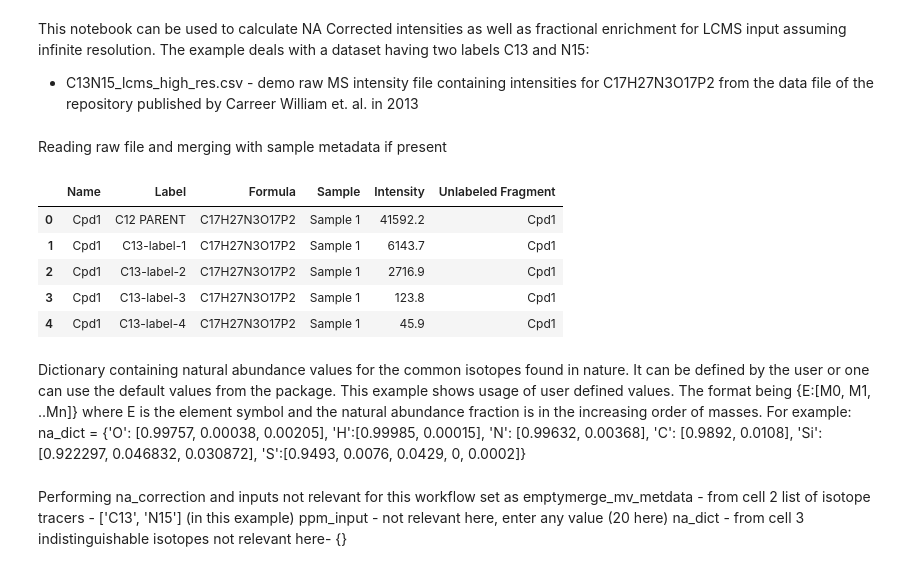
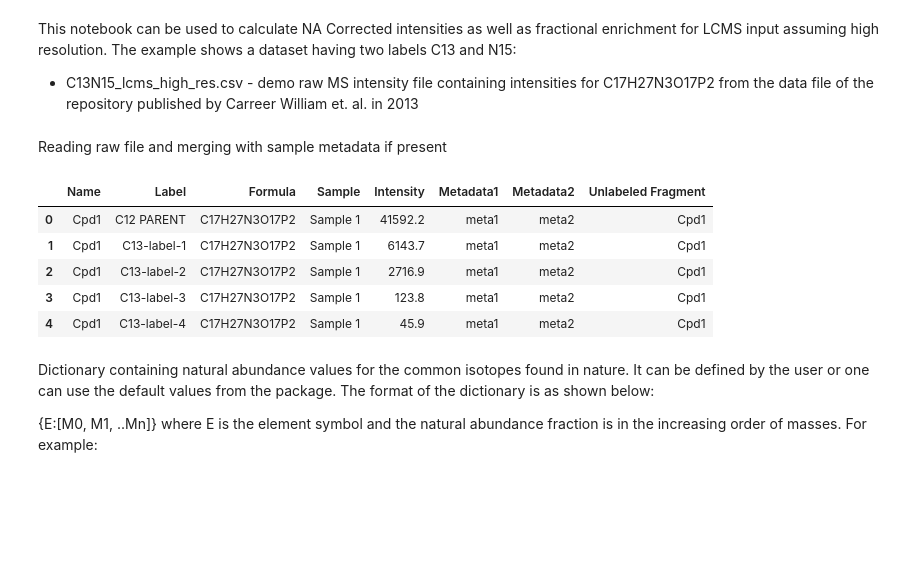
Before and after one commit to ElucidataInc/NA_Correction, a Jupyter notebook: Demo/N2-LCMS Workflow with C13 and N15 label.ipynb, the cells around one changed output. Cells and saved outputs as stored; diff of their text form; code cells hidden in the pictures; blank space fills up the shorter version.

```diff
--- a/Demo/N2-LCMS Workflow with C13 and N15 label.ipynb
+++ b/Demo/N2-LCMS Workflow with C13 and N15 label.ipynb
@@ -1,5 +1,5 @@
 # %% [markdown]
-This notebook can be used to calculate NA Corrected intensities as well as fractional enrichment for LCMS input assuming infinite resolution. The example deals with a dataset having two labels C13 and N15:
+This notebook can be used to calculate NA Corrected intensities as well as fractional enrichment for LCMS input assuming high resolution. The example shows a dataset having two labels C13 and N15:
 
  - C13N15_lcms_high_res.csv - demo raw MS intensity file containing intensities for C17H27N3O17P2 from the data file of the repository published by Carreer William et. al. in 2013
 # %%
@@ -17,21 +17,23 @@ from corna.postprocess import fractional_enrichment
 Reading raw file and merging with sample metadata if present
 # %%
 raw_df = pd.read_csv('C13N15_lcms_high_res.csv')
-#sample_metadata = pd.read_csv('meta_sample_lcms_high_res.csv')
+sample_metadata = pd.read_csv('meta_sample_lcms_high_res.csv')
 
 #if sample metadata not present, set it to empty dataframe
-sample_metadata = pd.DataFrame()
+#sample_metadata = pd.DataFrame()
 
 merged_df, iso_tracer_data, element_list = parser.read_maven_file(raw_df, sample_metadata)
 merged_df.head()
 # %% [output]
-|  | Name | Label | Formula | Sample | Intensity | Unlabeled Fragment |
-| 0 | Cpd1 | C12 PARENT | C17H27N3O17P2 | Sample 1 | 41592.2 | Cpd1 |
-| 1 | Cpd1 | C13-label-1 | C17H27N3O17P2 | Sample 1 | 6143.7 | Cpd1 |
-| 2 | Cpd1 | C13-label-2 | C17H27N3O17P2 | Sample 1 | 2716.9 | Cpd1 |
-| 3 | Cpd1 | C13-label-3 | C17H27N3O17P2 | Sample 1 | 123.8 | Cpd1 |
-| 4 | Cpd1 | C13-label-4 | C17H27N3O17P2 | Sample 1 | 45.9 | Cpd1 |
+|  | Name | Label | Formula | Sample | Intensity | Metadata1 | Metadata2 | Unlabeled Fragment |
+| 0 | Cpd1 | C12 PARENT | C17H27N3O17P2 | Sample 1 | 41592.2 | meta1 | meta2 | Cpd1 |
+| 1 | Cpd1 | C13-label-1 | C17H27N3O17P2 | Sample 1 | 6143.7 | meta1 | meta2 | Cpd1 |
+| 2 | Cpd1 | C13-label-2 | C17H27N3O17P2 | Sample 1 | 2716.9 | meta1 | meta2 | Cpd1 |
+| 3 | Cpd1 | C13-label-3 | C17H27N3O17P2 | Sample 1 | 123.8 | meta1 | meta2 | Cpd1 |
+| 4 | Cpd1 | C13-label-4 | C17H27N3O17P2 | Sample 1 | 45.9 | meta1 | meta2 | Cpd1 |
 # %% [markdown]
-Dictionary containing natural abundance values for the common isotopes found in nature. It can be defined by the user or one can use the default values from the package. This example shows usage of user defined values. The format being {E:[M0, M1, ..Mn]} where E is the element symbol and the natural abundance fraction is in the increasing order of masses. For example: na_dict = {'O': [0.99757, 0.00038, 0.00205], 'H':[0.99985, 0.00015], 'N': [0.99632, 0.00368], 'C': [0.9892, 0.0108], 'Si':[0.922297, 0.046832, 0.030872], 'S':[0.9493, 0.0076, 0.0429, 0, 0.0002]}
+Dictionary containing natural abundance values for the common isotopes found in nature. It can be defined by the user or one can use the default values from the package. The format of the dictionary is as shown below:
+
+{E:[M0, M1, ..Mn]} where E is the element symbol and the natural abundance fraction is in the increasing order of masses. For example:
 # %%
 #user defined
@@ -40,6 +41,0 @@ na_dict = {'O': [0.99757, 0.00038, 0.00205], 'H':[0.99985, 0.00015], 'N': [0.996
-# %% [markdown]
-Performing na_correction and inputs not relevant for this workflow set as emptymerge_mv_metdata - from cell 2
-list of isotope tracers - ['C13', 'N15'] (in this example)
-ppm_input - not relevant here, enter any value (20 here)
-na_dict - from cell 3
-indistinguishable isotopes not relevant here- {}
```
Also changed, not shown: parts of 9 cells of this notebook, 1 other file.
